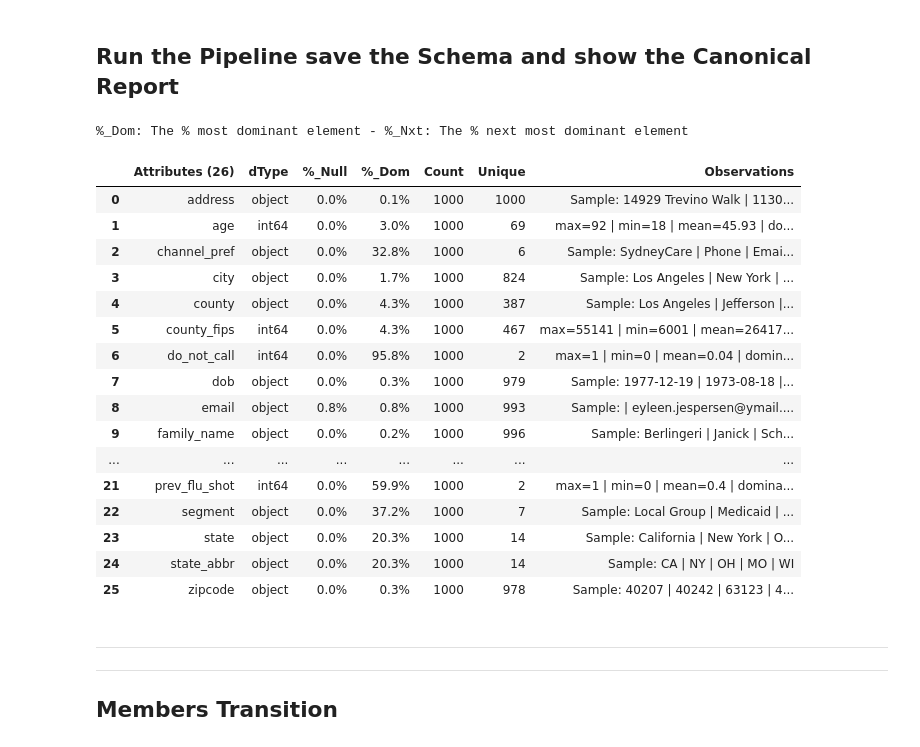
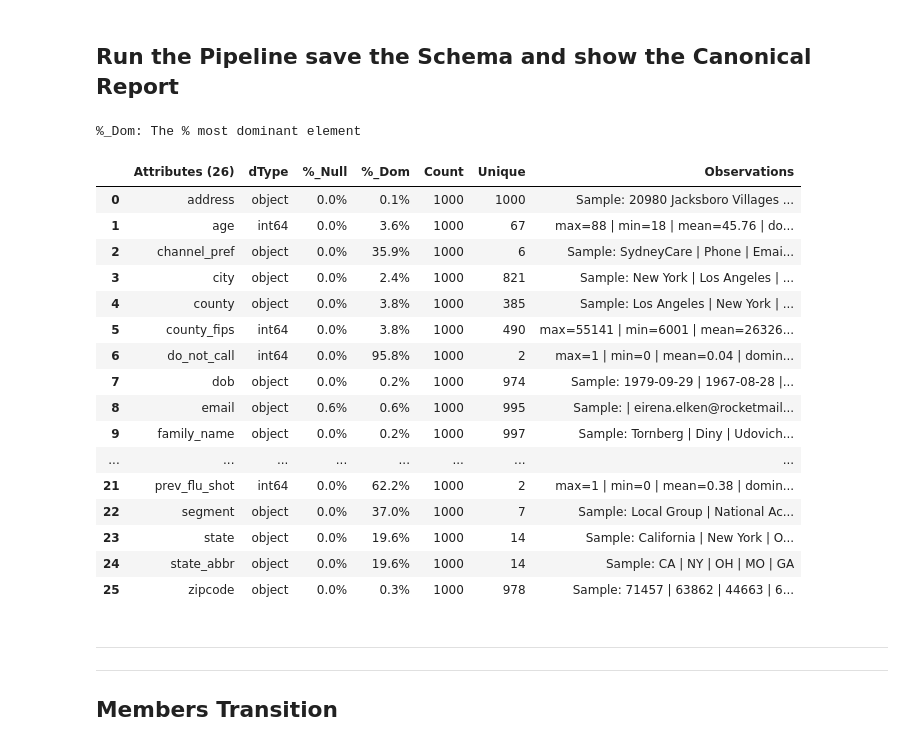
Before and after one commit to project-hadron/hadron-asset-bank, a Jupyter notebook: build_scripts/healthcare/factory/member/2_members_builder.ipynb, the cells around one changed output. Saved outputs shown, nothing was run; the diff lists cells and outputs as text; code cells hidden in the pictures.

```diff
--- a/build_scripts/healthcare/factory/member/2_members_builder.ipynb
+++ b/build_scripts/healthcare/factory/member/2_members_builder.ipynb
@@ -251,31 +251,28 @@ builder.report_intent()
 # %%
 # run the pipeline
 builder.run_synthetic_pipeline(size=sample_size)
 
-# save the schama from the pipeline outcome
-builder.save_canonical_schema()
-
 # report the stored schema
-builder.report_canonical_schema(stylise=True)
+builder.canonical_report(builder.load_synthetic_canonical(), stylise=True)
 # %% [output]
-%_Dom: The % most dominant element - %_Nxt: The % next most dominant element
+%_Dom: The % most dominant element
 |  | Attributes (26) | dType | %_Null | %_Dom | Count | Unique | Observations |
-| 0 | address | object | 0.0% | 0.1% | 1000 | 1000 | Sample: 14929 Trevino Walk | 1130... |
-| 1 | age | int64 | 0.0% | 3.0% | 1000 | 69 | max=92 | min=18 | mean=45.93 | do... |
-| 2 | channel_pref | object | 0.0% | 32.8% | 1000 | 6 | Sample: SydneyCare | Phone | Emai... |
-| 3 | city | object | 0.0% | 1.7% | 1000 | 824 | Sample: Los Angeles | New York | ... |
-| 4 | county | object | 0.0% | 4.3% | 1000 | 387 | Sample: Los Angeles | Jefferson |... |
-| 5 | county_fips | int64 | 0.0% | 4.3% | 1000 | 467 | max=55141 | min=6001 | mean=26417... |
+| 0 | address | object | 0.0% | 0.1% | 1000 | 1000 | Sample: 20980 Jacksboro Villages ... |
+| 1 | age | int64 | 0.0% | 3.6% | 1000 | 67 | max=88 | min=18 | mean=45.76 | do... |
+| 2 | channel_pref | object | 0.0% | 35.9% | 1000 | 6 | Sample: SydneyCare | Phone | Emai... |
+| 3 | city | object | 0.0% | 2.4% | 1000 | 821 | Sample: New York | Los Angeles | ... |
+| 4 | county | object | 0.0% | 3.8% | 1000 | 385 | Sample: Los Angeles | New York | ... |
+| 5 | county_fips | int64 | 0.0% | 3.8% | 1000 | 490 | max=55141 | min=6001 | mean=26326... |
 | 6 | do_not_call | int64 | 0.0% | 95.8% | 1000 | 2 | max=1 | min=0 | mean=0.04 | domin... |
-| 7 | dob | object | 0.0% | 0.3% | 1000 | 979 | Sample: 1977-12-19 | 1973-08-18 |... |
-| 8 | email | object | 0.8% | 0.8% | 1000 | 993 | Sample: | eyleen.jespersen@ymail.... |
-| 9 | family_name | object | 0.0% | 0.2% | 1000 | 996 | Sample: Berlingeri | Janick | Sch... |
+| 7 | dob | object | 0.0% | 0.2% | 1000 | 974 | Sample: 1979-09-29 | 1967-08-28 |... |
+| 8 | email | object | 0.6% | 0.6% | 1000 | 995 | Sample: | eirena.elken@rocketmail... |
+| 9 | family_name | object | 0.0% | 0.2% | 1000 | 997 | Sample: Tornberg | Diny | Udovich... |
 | ... | ... | ... | ... | ... | ... | ... | ... |
-| 21 | prev_flu_shot | int64 | 0.0% | 59.9% | 1000 | 2 | max=1 | min=0 | mean=0.4 | domina... |
-| 22 | segment | object | 0.0% | 37.2% | 1000 | 7 | Sample: Local Group | Medicaid | ... |
-| 23 | state | object | 0.0% | 20.3% | 1000 | 14 | Sample: California | New York | O... |
-| 24 | state_abbr | object | 0.0% | 20.3% | 1000 | 14 | Sample: CA | NY | OH | MO | WI |
-| 25 | zipcode | object | 0.0% | 0.3% | 1000 | 978 | Sample: 40207 | 40242 | 63123 | 4... |
+| 21 | prev_flu_shot | int64 | 0.0% | 62.2% | 1000 | 2 | max=1 | min=0 | mean=0.38 | domin... |
+| 22 | segment | object | 0.0% | 37.0% | 1000 | 7 | Sample: Local Group | National Ac... |
+| 23 | state | object | 0.0% | 19.6% | 1000 | 14 | Sample: California | New York | O... |
+| 24 | state_abbr | object | 0.0% | 19.6% | 1000 | 14 | Sample: CA | NY | OH | MO | GA |
+| 25 | zipcode | object | 0.0% | 0.3% | 1000 | 978 | Sample: 71457 | 63862 | 44663 | 6... |
 # %% [markdown]
 -------------------------
 -------------------------
```
Also changed, not shown: parts of 5 cells of this notebook, 7 other files.
